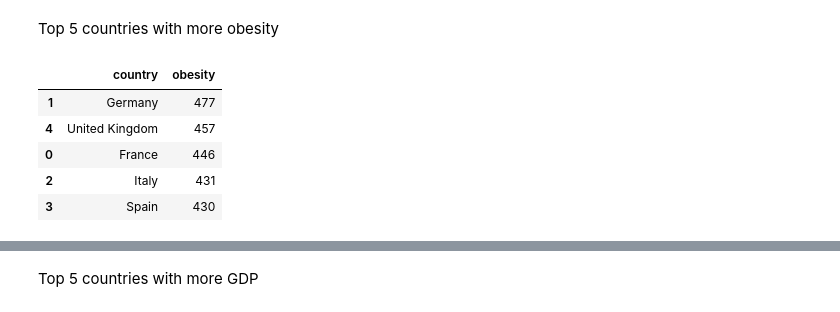
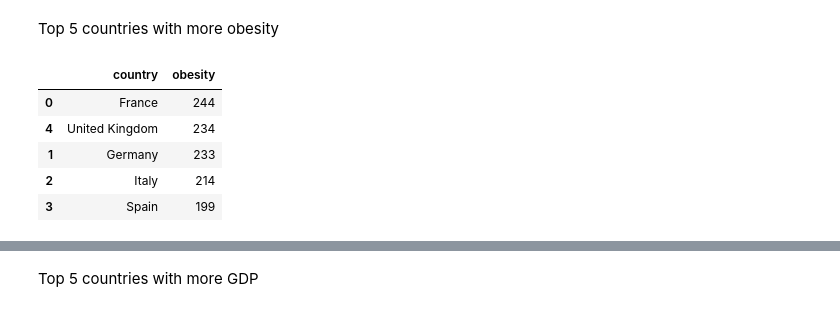
Before and after one commit to AlejandroAlegrePinilla/FitRing, a Jupyter notebook: main.ipynb, the cells around one changed output, grey strips where cells are left out. Saved outputs shown, nothing was run; the diff lists cells and outputs as text; code cells hidden in the pictures.

```diff
--- a/main.ipynb
+++ b/main.ipynb
@@ -22,12 +22,12 @@ df.sample(10)
 # %% [markdown]
 Top 5 countries with more obesity
 # %%
-top_5_obesity = get_top_n_groups(df, "country", "obesity", n=5)
+top_5_obesity = get_top_n_groups_by_sum(df, "country", "obesity", n=5)
 top_5_obesity
 # %% [output]
 |  | country | obesity |
-| 1 | Germany | 477 |
-| 4 | United Kingdom | 457 |
-| 0 | France | 446 |
-| 2 | Italy | 431 |
-| 3 | Spain | 430 |
+| 0 | France | 244 |
+| 4 | United Kingdom | 234 |
+| 1 | Germany | 233 |
+| 2 | Italy | 214 |
+| 3 | Spain | 199 |
```
Also changed, not shown: parts of 13 cells of this notebook, 2 other files.
